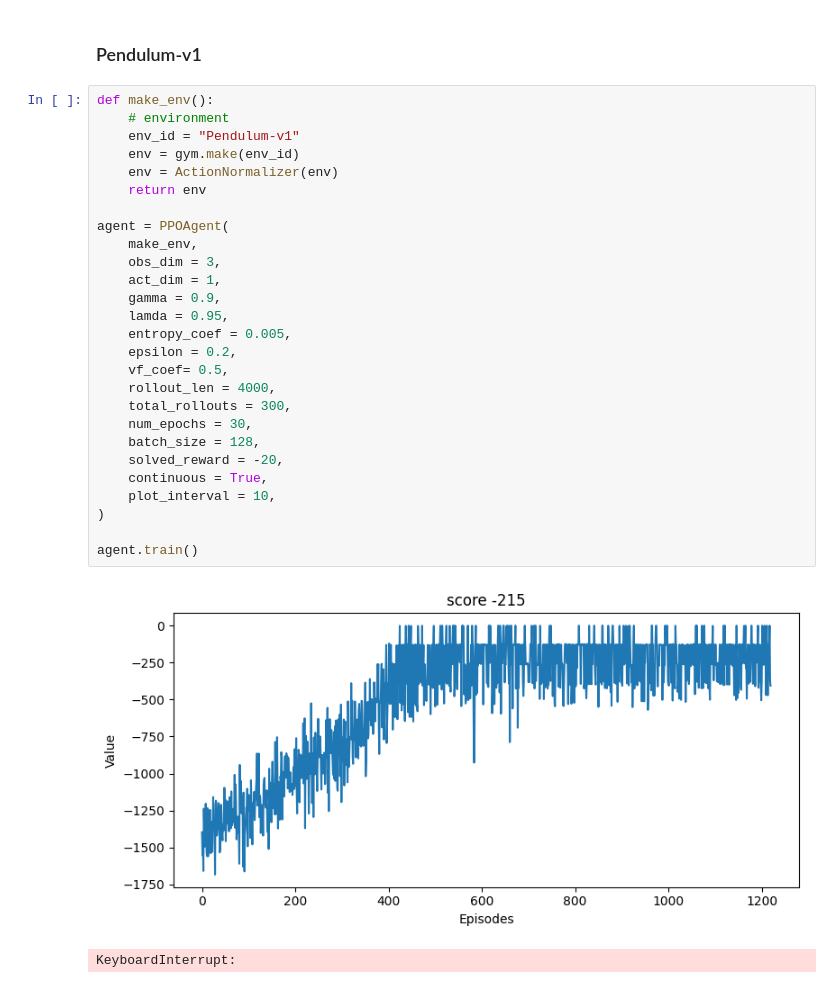
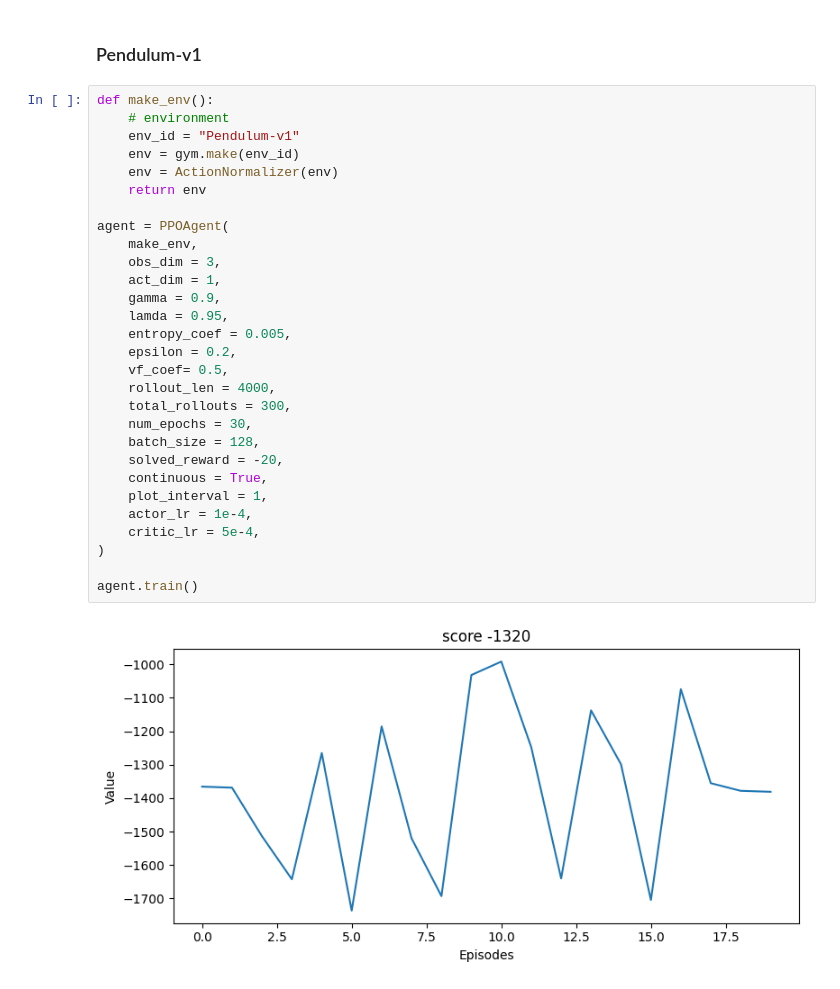
Before and after one commit to mischamez48/PRL_PPO-SAC_ImplPRL_PPO-SAC_Implementationementation, a Jupyter notebook: ppo.ipynb, the cells around one changed output. Drawn from its saved outputs; the diff is of its cells as text.

```diff
--- a/ppo.ipynb
+++ b/ppo.ipynb
@@ -107,30 +105,31 @@ KeyboardInterrupt:
 # %%
 def make_env():
     # environment
     env_id = "Pendulum-v1"
     env = gym.make(env_id)
     env = ActionNormalizer(env)
     return env
 
 agent = PPOAgent(
     make_env,
     obs_dim = 3,
     act_dim = 1,
     gamma = 0.9,
     lamda = 0.95,
     entropy_coef = 0.005,
     epsilon = 0.2,
     vf_coef= 0.5,
     rollout_len = 4000,
     total_rollouts = 300,
     num_epochs = 30,
     batch_size = 128,
     solved_reward = -20,
     continuous = True,
-    plot_interval = 10,
+    plot_interval = 1,
+    actor_lr = 1e-4,
+    critic_lr = 5e-4,
 )
 
 agent.train()
 # %% [output]
-[figure, old version]
+[figure, new version]
-KeyboardInterrupt:
```
Also changed, not shown: parts of 4 cells of this notebook, 2 other files.
